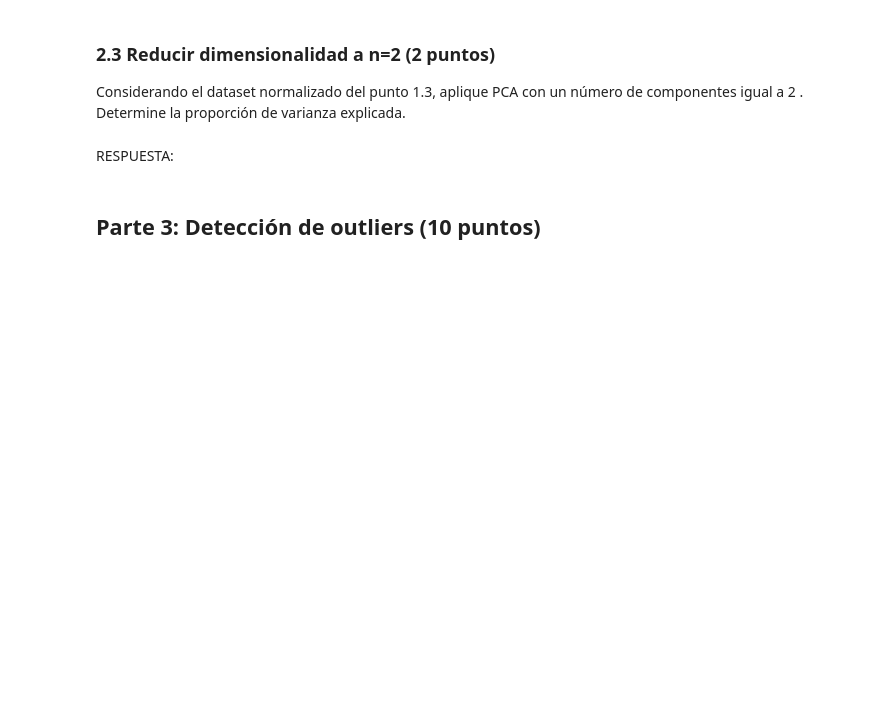
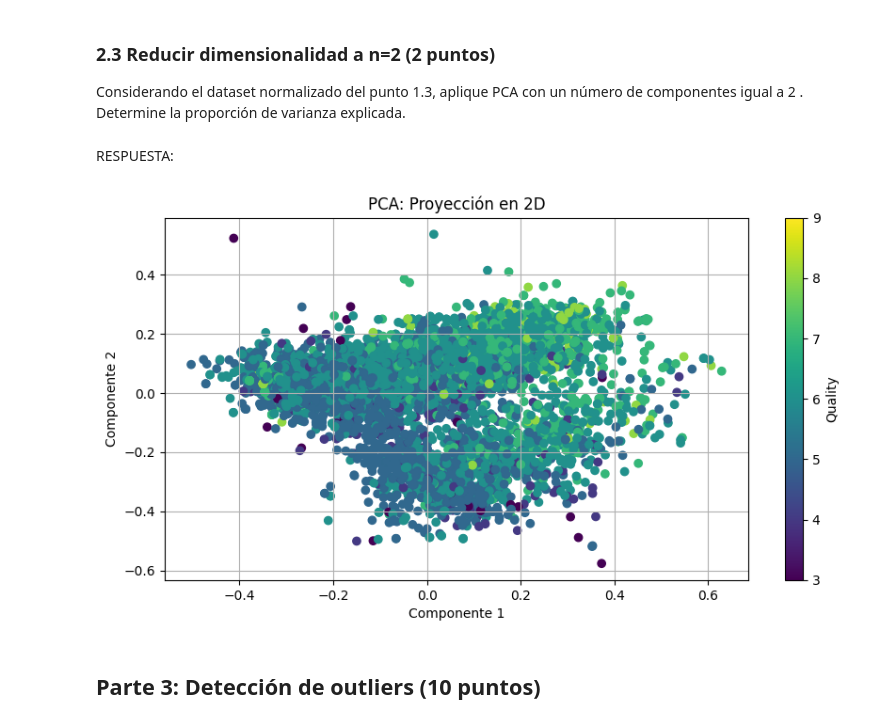
Before and after one commit to VicenteLavagnino/IIC2433, a Jupyter notebook: Tareas/T1/T1-VicenteLavagnino.ipynb, the cells around one changed output. Drawn from its saved outputs; the diff is of its cells as text; code cells hidden in the pictures; blank space fills up the shorter version.

```diff
--- a/Tareas/T1/T1-VicenteLavagnino.ipynb
+++ b/Tareas/T1/T1-VicenteLavagnino.ipynb
@@ -310,6 +372,20 @@ RESPUESTA:
 Considerando el dataset normalizado del punto 1.3, aplique PCA con un número de componentes igual a 2 . Determine la proporción de varianza explicada.
 # %% [markdown]
 RESPUESTA:
+# %%
+# Reducir el dataset a 2 dimensiones
+pca = PCA(n_components=2)
+X_pca = pca.fit_transform(df_scaled)
+plt.figure(figsize=(10, 5))
+plt.scatter(X_pca[:, 0], X_pca[:, 1], c=df['quality'], cmap='viridis')
+plt.title("PCA: Proyección en 2D")
+plt.xlabel("Componente 1")
+plt.ylabel("Componente 2")
+plt.colorbar(label='Quality')
+plt.grid()
+plt.show()
+# %% [output]
+[figure, added]
 # %% [markdown]
 ## Parte 3: Detección de outliers (10 puntos)
 # %% [markdown]
```
Also changed, not shown: parts of 11 cells of this notebook.
